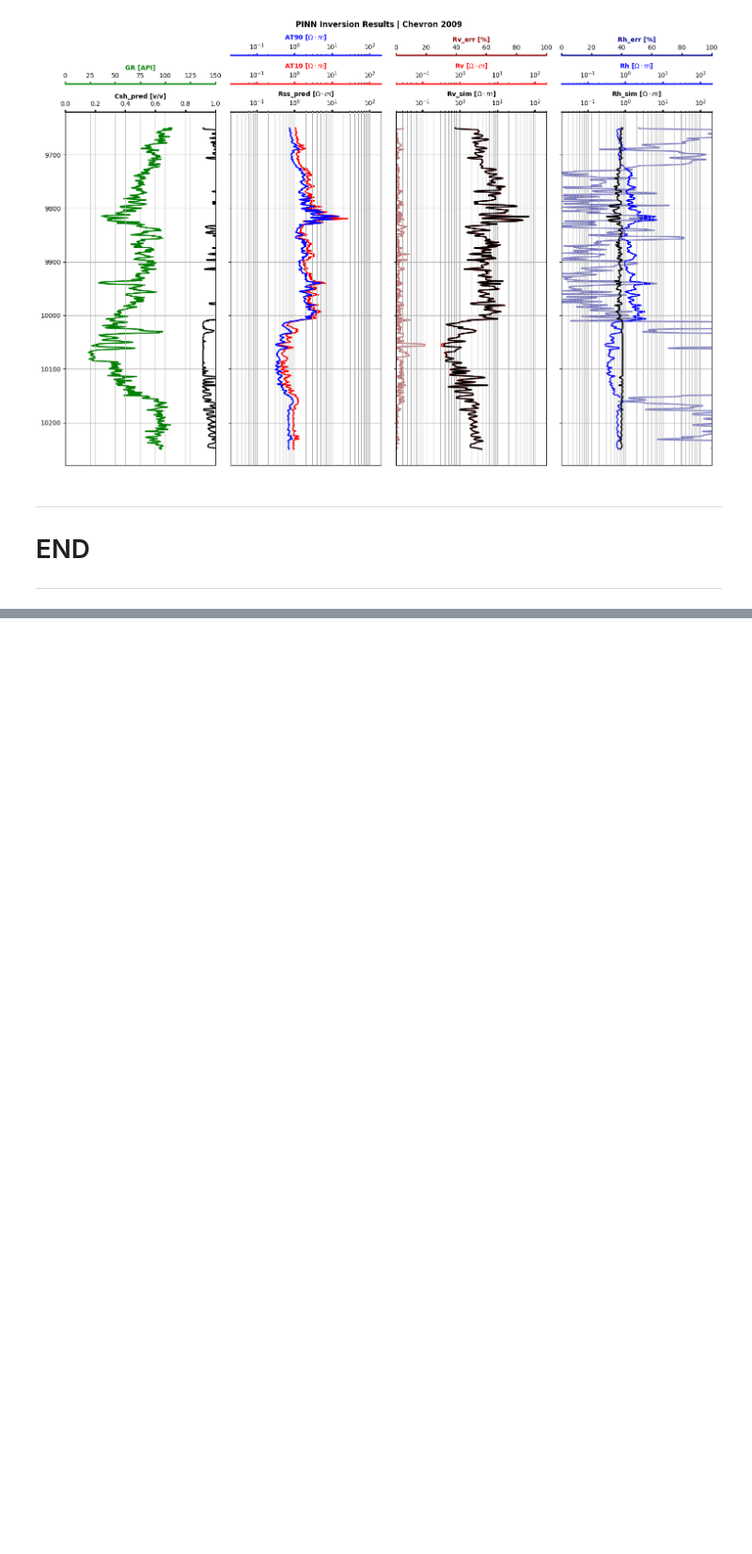
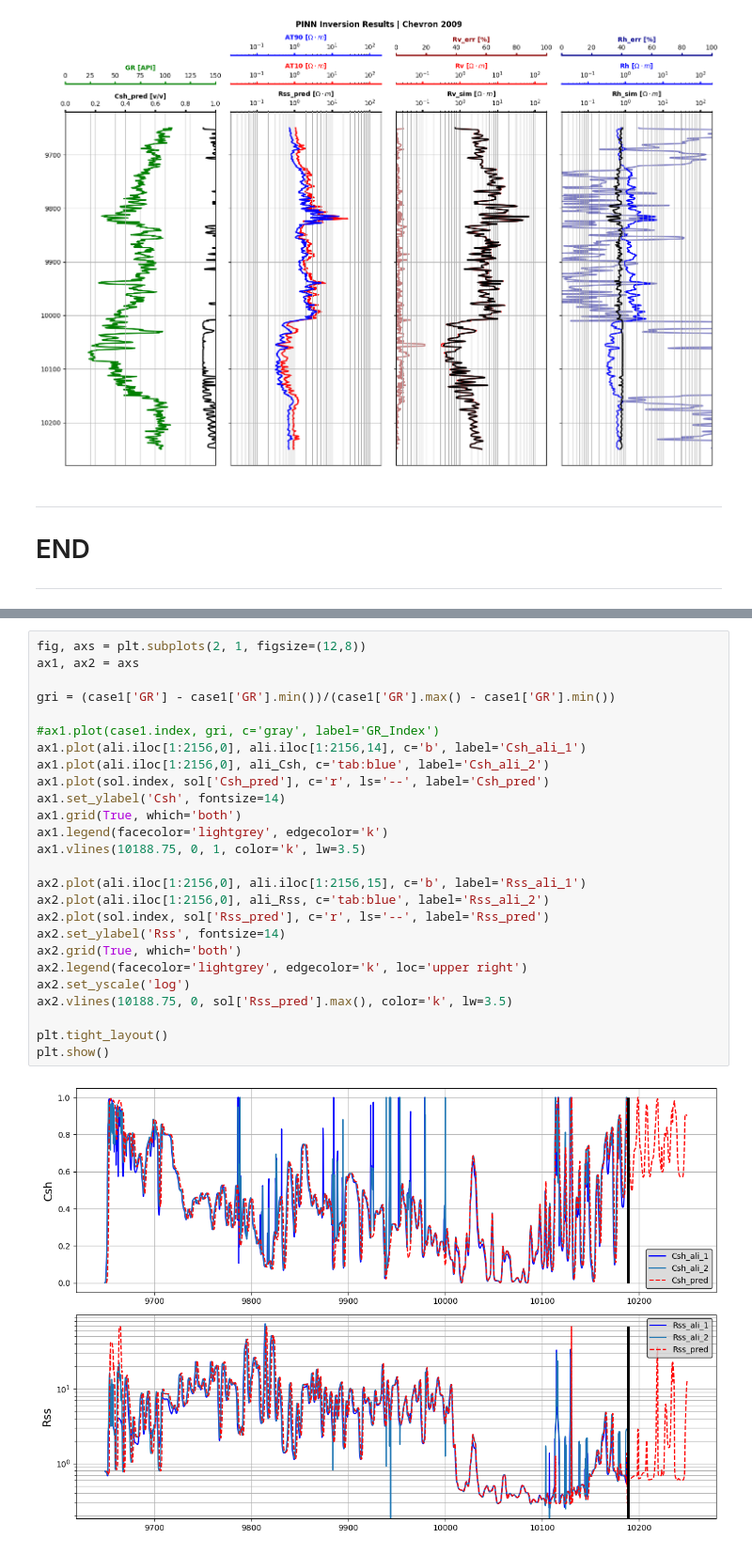
Before and after one commit to misaelmmorales/Anisotropic-Resistivity-Inversion, a Jupyter notebook: main_nb.ipynb, the cells around one changed output, grey strips where cells are left out. Shown at 94% size. Saved outputs shown, nothing was run; the diff lists cells and outputs as text; blank space fills up the shorter version.

```diff
--- a/main_nb.ipynb
+++ b/main_nb.ipynb
@@ -173,0 +343,28 @@ plot_pinn_results(results, subtitle='Chevron 2009')
+# %%
+fig, axs = plt.subplots(2, 1, figsize=(12,8))
+ax1, ax2 = axs
+
+gri = (case1['GR'] - case1['GR'].min())/(case1['GR'].max() - case1['GR'].min())
+
+#ax1.plot(case1.index, gri, c='gray', label='GR_Index')
+ax1.plot(ali.iloc[1:2156,0], ali.iloc[1:2156,14], c='b', label='Csh_ali_1')
+ax1.plot(ali.iloc[1:2156,0], ali_Csh, c='tab:blue', label='Csh_ali_2')
+ax1.plot(sol.index, sol['Csh_pred'], c='r', ls='--', label='Csh_pred')
+ax1.set_ylabel('Csh', fontsize=14)
+ax1.grid(True, which='both')
+ax1.legend(facecolor='lightgrey', edgecolor='k')
+ax1.vlines(10188.75, 0, 1, color='k', lw=3.5)
+
+ax2.plot(ali.iloc[1:2156,0], ali.iloc[1:2156,15], c='b', label='Rss_ali_1')
+ax2.plot(ali.iloc[1:2156,0], ali_Rss, c='tab:blue', label='Rss_ali_2')
+ax2.plot(sol.index, sol['Rss_pred'], c='r', ls='--', label='Rss_pred')
+ax2.set_ylabel('Rss', fontsize=14)
+ax2.grid(True, which='both')
+ax2.legend(facecolor='lightgrey', edgecolor='k', loc='upper right')
+ax2.set_yscale('log')
+ax2.vlines(10188.75, 0, sol['Rss_pred'].max(), color='k', lw=3.5)
+
+plt.tight_layout()
+plt.show()
+# %% [output]
+[figure, added]
```
Also changed, not shown: parts of 11 cells of this notebook, 4 other files.
